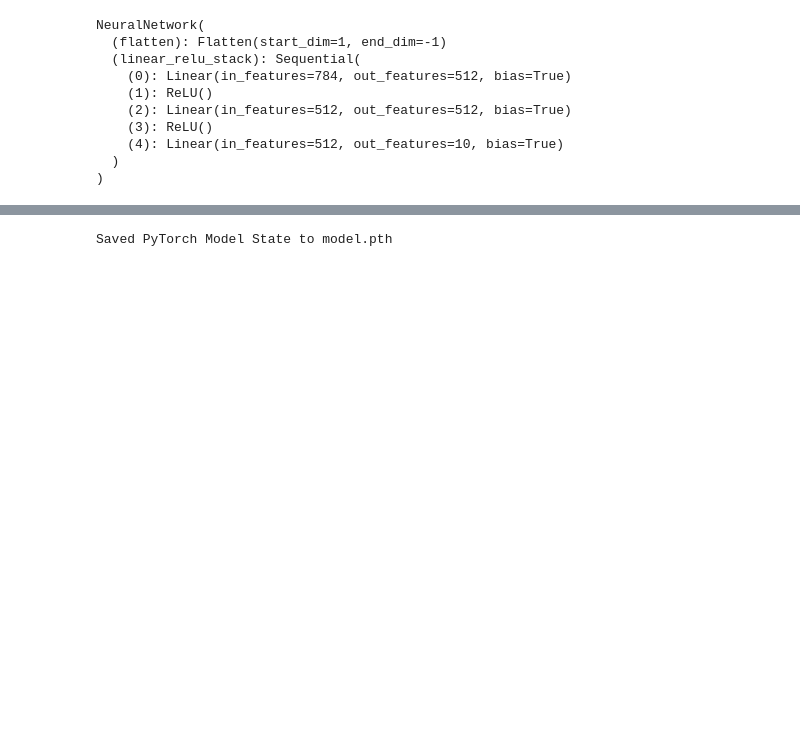
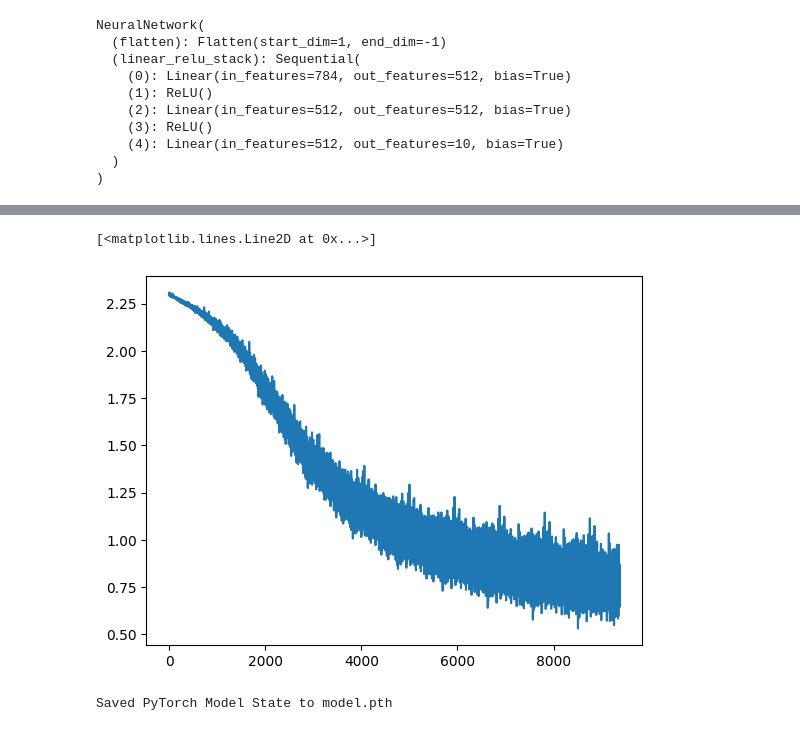
Before and after one commit to gassuncao27/LLM_prototypes, a Jupyter notebook: nn_tutorial_1223.ipynb, the cells around one changed output, grey strips where cells are left out. Saved outputs shown, nothing was run; the diff lists cells and outputs as text; code cells hidden in the pictures; blank space fills up the shorter version.

```diff
--- a/nn_tutorial_1223.ipynb
+++ b/nn_tutorial_1223.ipynb
@@ -90,12 +90,14 @@ optimizer = torch.optim.SGD(model.parameters(), lr=1e-3)
 def train(dataloader, model, loss_fn, optimizer):
     size = len(dataloader.dataset)
     model.train()
+    loss_value = []
     for batch, (X, y) in enumerate(dataloader):
         X, y = X.to(device), y.to(device)
 
         # Compute prediction error
         pred = model(X)
         loss = loss_fn(pred, y)
+        loss_value.append(loss.item())
 
         # Backpropagation
         loss.backward()
@@ -105,3 +107,31 @@ def train(dataloader, model, loss_fn, optimizer):
         if batch % 100 == 0:
             loss, current = loss.item(), (batch + 1) * len(X)
             print(f"loss: {loss:>7f} [{current:>5d} / {size:>5d}]")
+    return loss_value
+
+# check the model performance against the test dataset
+def test(dataloader, model, loss_fn):
+    size = len(dataloader.dataset)
+    num_batches = len(dataloader)
+    model.eval()
+    test_loss, correct = 0, 0
+    with torch.no_grad():
+        for X, y in dataloader:
+            X, y = X.to(device), y.to(device)
+            pred = model(X)
+            test_loss += loss_fn(pred, y).item()
+            correct += (pred.argmax(1) == y).type(torch.float).sum().item()
+    test_loss /= num_batches
+    correct /= size
+    print(f"Test Error: \n Accuracy: {(100*correct):>0.1f}%, Avg loss: {test_loss:>8f} \n")
+
+epochs = 10
+loss_total = []
+for t in range(epochs):
+    print()
+    loss_array = train(train_dataloader, model, loss_fn, optimizer)
+    loss_total.append(loss_array)
+    test(test_dataloader, model, loss_fn)
+print("Done!")
+
+print(loss_total)
@@ -150,3 +156,12 @@ Done!
+# %%
+import matplotlib.pyplot as plt
+
+lista_combinada = [item for sublist in loss_total for item in sublist]
+len_lista_combinada = len(lista_combinada)
+plt.plot(lista_combinada)
+# %% [output]
+[<matplotlib.lines.Line2D at 0x...>]
+[figure, added]
 # %%
 torch.save(model.state_dict(), "model.pth")
 print("Saved PyTorch Model State to model.pth")
```
Also changed, not shown: parts of 4 cells of this notebook, 1 other file.
